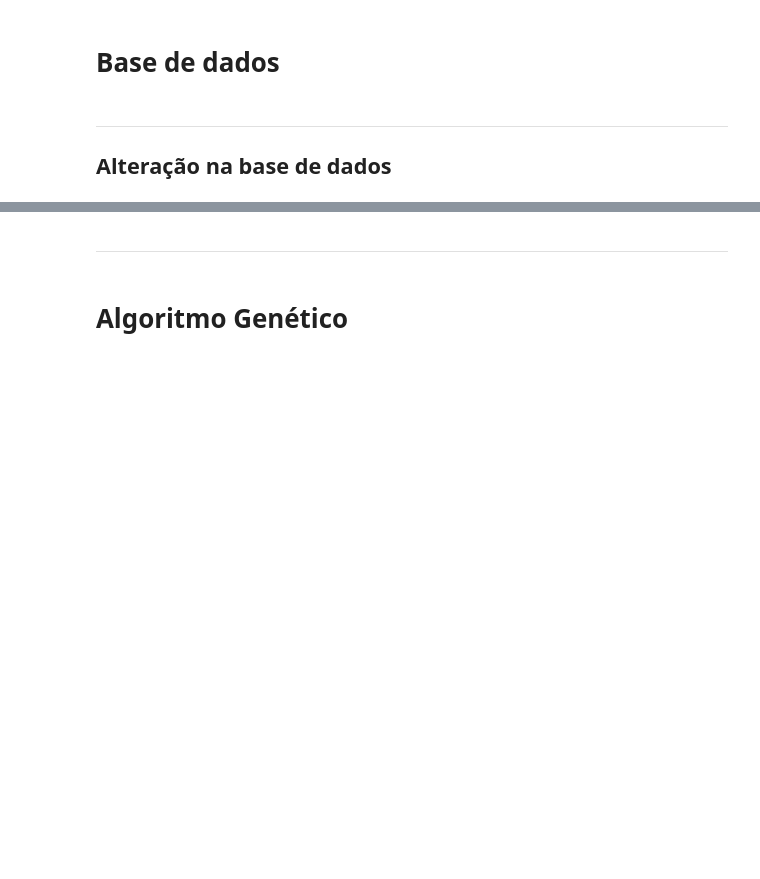
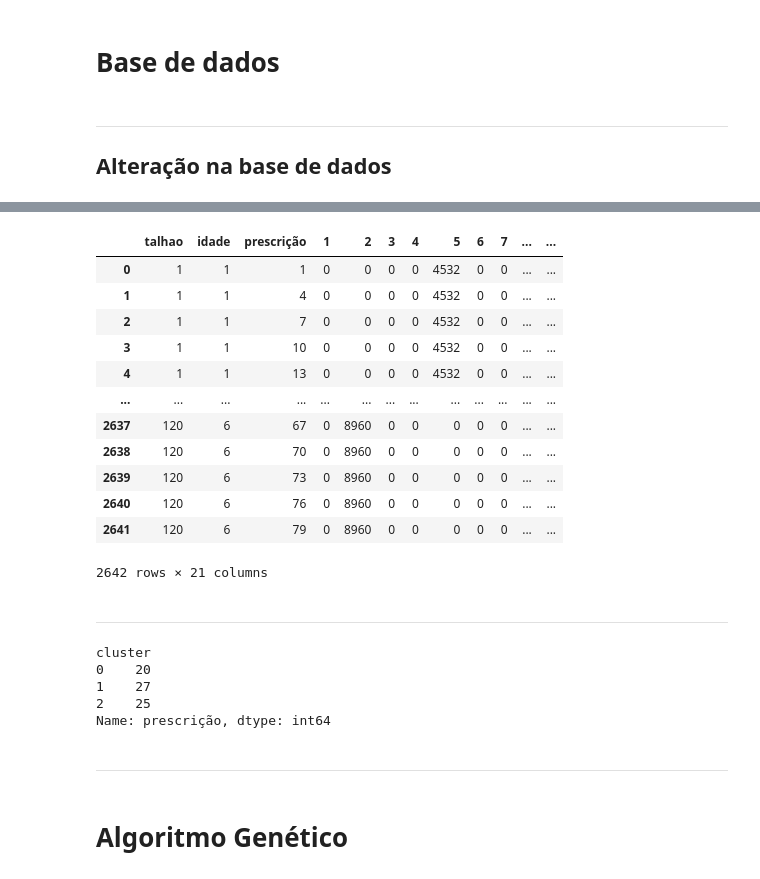
Before and after one commit to gabrielramos731/planejamento-florestal, a Jupyter notebook: T2-BH/T2/Algoritmo_Genetico/experimentos_ag.ipynb, the cells around one changed output, grey strips where cells are left out. Drawn from its saved outputs; the diff is of its cells as text; code cells hidden in the pictures; blank space fills up the shorter version.

```diff
--- a/T2-BH/T2/Algoritmo_Genetico/experimentos_ag.ipynb
+++ b/T2-BH/T2/Algoritmo_Genetico/experimentos_ag.ipynb
@@ -106,3 +162,30 @@ df_2.to_csv('../base_reduzida.csv', index=False)
+# %%
+df_2
+# %% [output]
+|  | talhao | idade | prescrição | 1 | 2 | 3 | 4 | 5 | 6 | 7 | ... | ... |
+| 0 | 1 | 1 | 1 | 0 | 0 | 0 | 0 | 4532 | 0 | 0 | ... | ... |
+| 1 | 1 | 1 | 4 | 0 | 0 | 0 | 0 | 4532 | 0 | 0 | ... | ... |
+| 2 | 1 | 1 | 7 | 0 | 0 | 0 | 0 | 4532 | 0 | 0 | ... | ... |
+| 3 | 1 | 1 | 10 | 0 | 0 | 0 | 0 | 4532 | 0 | 0 | ... | ... |
+| 4 | 1 | 1 | 13 | 0 | 0 | 0 | 0 | 4532 | 0 | 0 | ... | ... |
+| ... | ... | ... | ... | ... | ... | ... | ... | ... | ... | ... | ... | ... |
+| 2637 | 120 | 6 | 67 | 0 | 8960 | 0 | 0 | 0 | 0 | 0 | ... | ... |
+| 2638 | 120 | 6 | 70 | 0 | 8960 | 0 | 0 | 0 | 0 | 0 | ... | ... |
+| 2639 | 120 | 6 | 73 | 0 | 8960 | 0 | 0 | 0 | 0 | 0 | ... | ... |
+| 2640 | 120 | 6 | 76 | 0 | 8960 | 0 | 0 | 0 | 0 | 0 | ... | ... |
+| 2641 | 120 | 6 | 79 | 0 | 8960 | 0 | 0 | 0 | 0 | 0 | ... | ... |
+2642 rows × 21 columns
+# %% [markdown]
+---
+# %%
+df_2.groupby('cluster')['prescrição'].nunique()
+# df_2['prescrição'].nunique()
+# %% [output]
+cluster
+0    20
+1    27
+2    25
+Name: prescrição, dtype: int64
 # %% [markdown]
 ---
 # %% [markdown]
```
Also changed, not shown: parts of 13 cells of this notebook.
